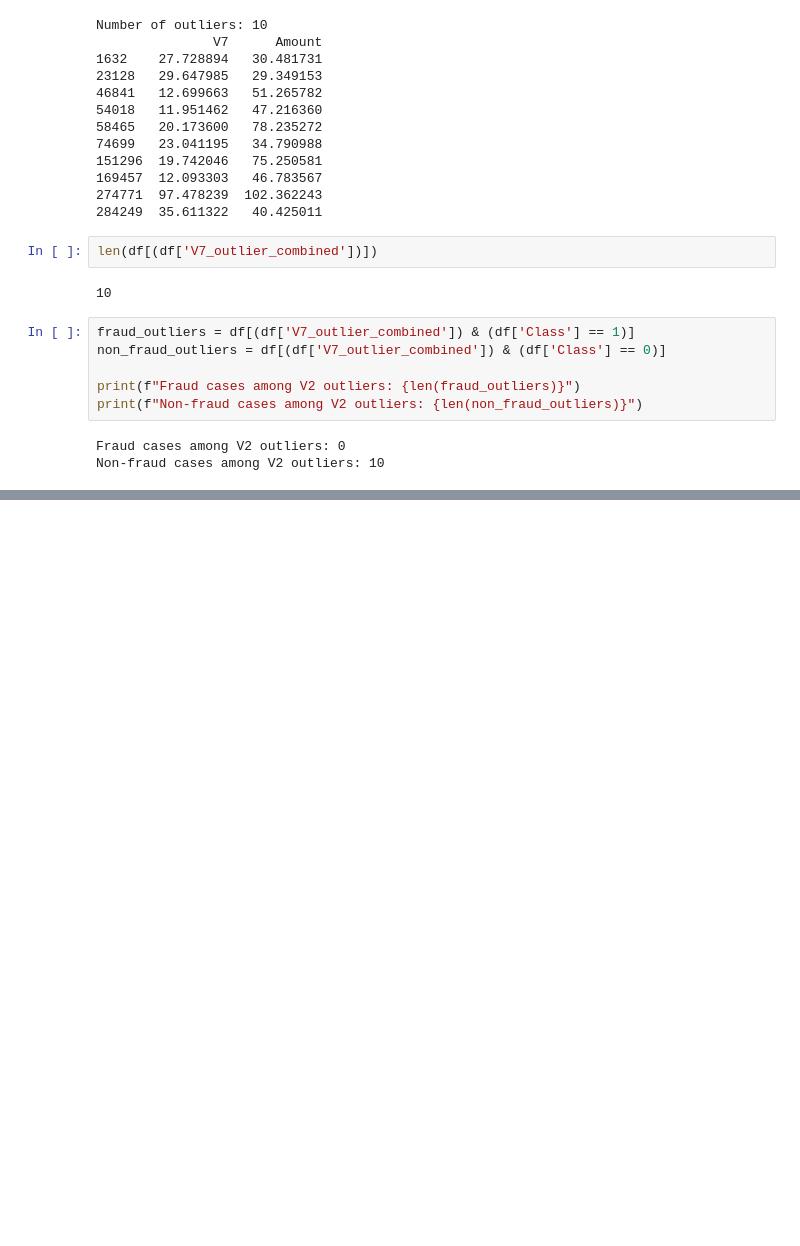
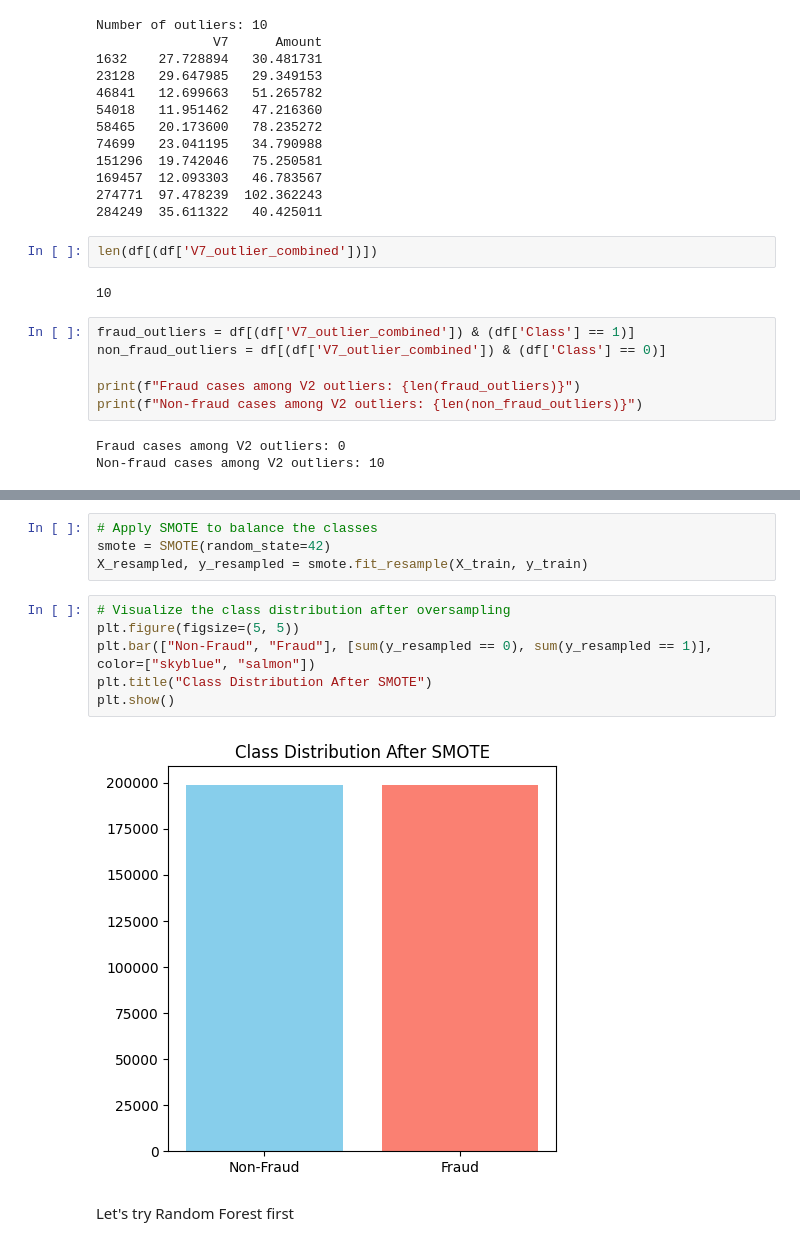
Before and after one commit to AmrutaKoshe/Real_Time_Fraud_Detection, a Jupyter notebook: notebooks/credit_card_fraud.ipynb, the cells around one changed output, grey strips where cells are left out. Saved outputs shown, nothing was run; the diff lists cells and outputs as text; blank space fills up the shorter version.

```diff
--- a/notebooks/credit_card_fraud.ipynb
+++ b/notebooks/credit_card_fraud.ipynb
@@ -427,0 +603,14 @@ Non-fraud cases among V2 outliers: 10
+# %%
+# Apply SMOTE to balance the classes
+smote = SMOTE(random_state=42)
+X_resampled, y_resampled = smote.fit_resample(X_train, y_train)
+# %%
+# Visualize the class distribution after oversampling
+plt.figure(figsize=(5, 5))
+plt.bar(["Non-Fraud", "Fraud"], [sum(y_resampled == 0), sum(y_resampled == 1)], color=["skyblue", "salmon"])
+plt.title("Class Distribution After SMOTE")
+plt.show()
+# %% [output]
+[figure, added]
+# %% [markdown]
+Let's try Random Forest first
```
Also changed, not shown: parts of 29 cells of this notebook, 2 other files.
